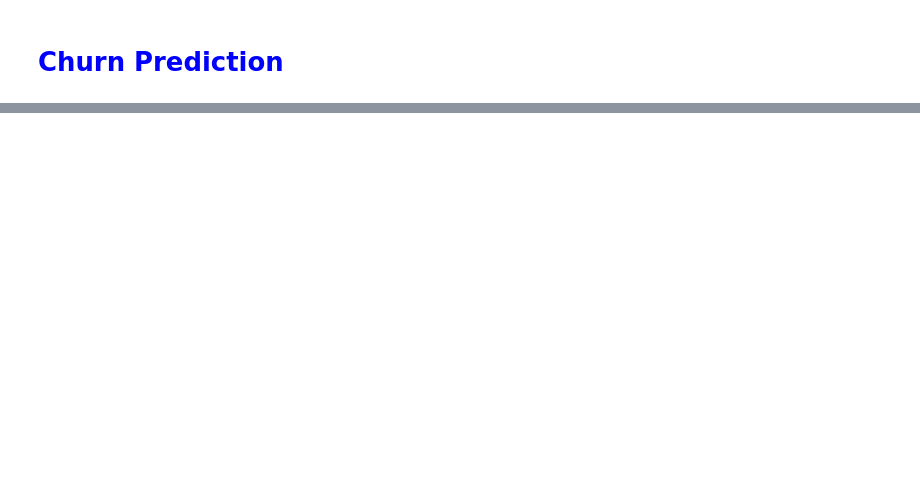
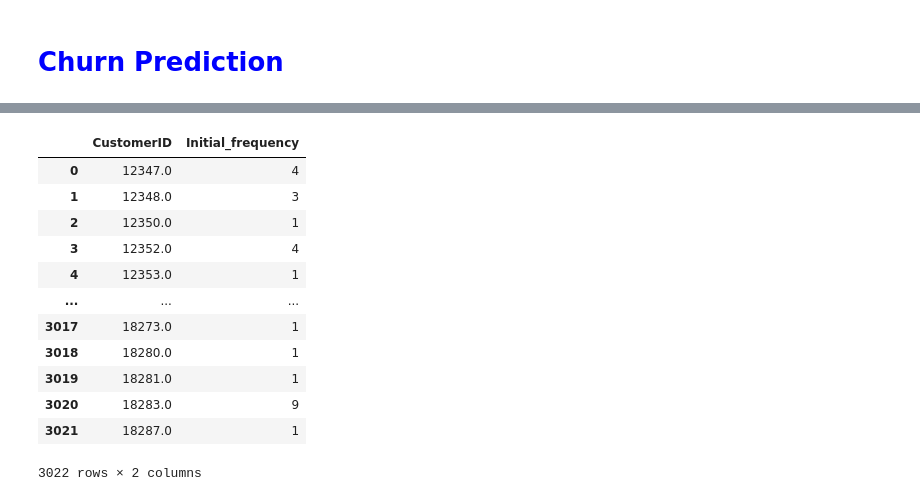
Before and after one commit to PShivani07/Data-Analytics-Project, a Jupyter notebook: ChurnPrediction.ipynb, the cells around one changed output, grey strips where cells are left out. Cells and saved outputs as stored; diff of their text form; code cells hidden in the pictures; blank space fills up the shorter version.

```diff
--- a/ChurnPrediction.ipynb
+++ b/ChurnPrediction.ipynb
@@ -1138,0 +1214,4 @@ similar_products(aggregate_vectors(purchases_val[0][-5:]))
+# %%
+initial_frequency = initial_dataset.groupby('CustomerID')['InvoiceNo'].nunique()
+
+initial_frequency
@@ -1138,0 +1232,8 @@ similar_products(aggregate_vectors(purchases_val[0][-5:]))
+# %%
+initial_frequency_table = pd.DataFrame({'CustomerID': initial_dataset['CustomerID'].unique()})
+
+initial_frequency_table = initial_frequency_table.sort_values('CustomerID').reset_index()
+
+del initial_frequency_table['index']
+
+initial_frequency_table
@@ -1138,0 +1254,4 @@ similar_products(aggregate_vectors(purchases_val[0][-5:]))
+# %%
+initial_frequency_table = pd.merge(initial_frequency_table, initial_frequency, on='CustomerID')
+
+initial_frequency_table.head(10)
@@ -1138,0 +1270,18 @@ similar_products(aggregate_vectors(purchases_val[0][-5:]))
+# %%
+initial_frequency_table.rename(columns={'InvoiceNo': 'Initial_frequency'}, inplace=True)
+
+initial_frequency_table
+# %% [output]
+|  | CustomerID | Initial_frequency |
+| 0 | 12347.0 | 4 |
+| 1 | 12348.0 | 3 |
+| 2 | 12350.0 | 1 |
+| 3 | 12352.0 | 4 |
+| 4 | 12353.0 | 1 |
+| ... | ... | ... |
+| 3017 | 18273.0 | 1 |
+| 3018 | 18280.0 | 1 |
+| 3019 | 18281.0 | 1 |
+| 3020 | 18283.0 | 9 |
+| 3021 | 18287.0 | 1 |
+3022 rows × 2 columns
```
Also changed, not shown: parts of 41 cells of this notebook.
